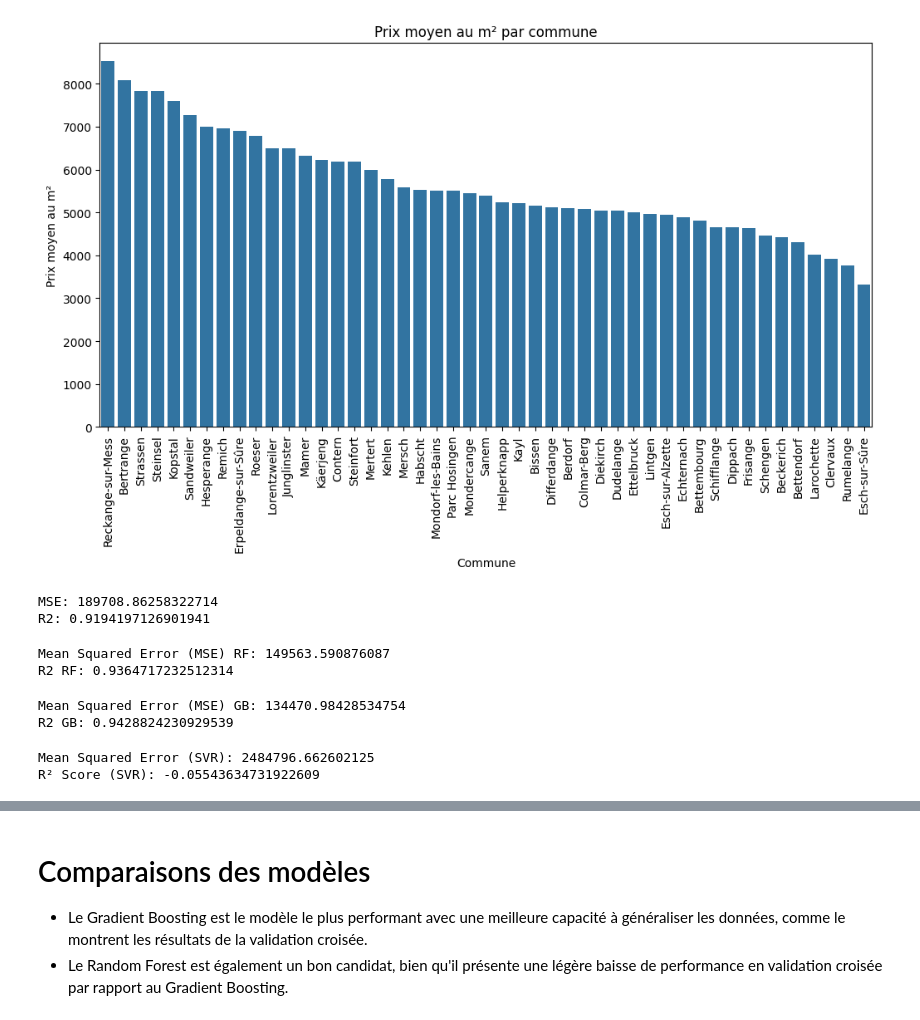
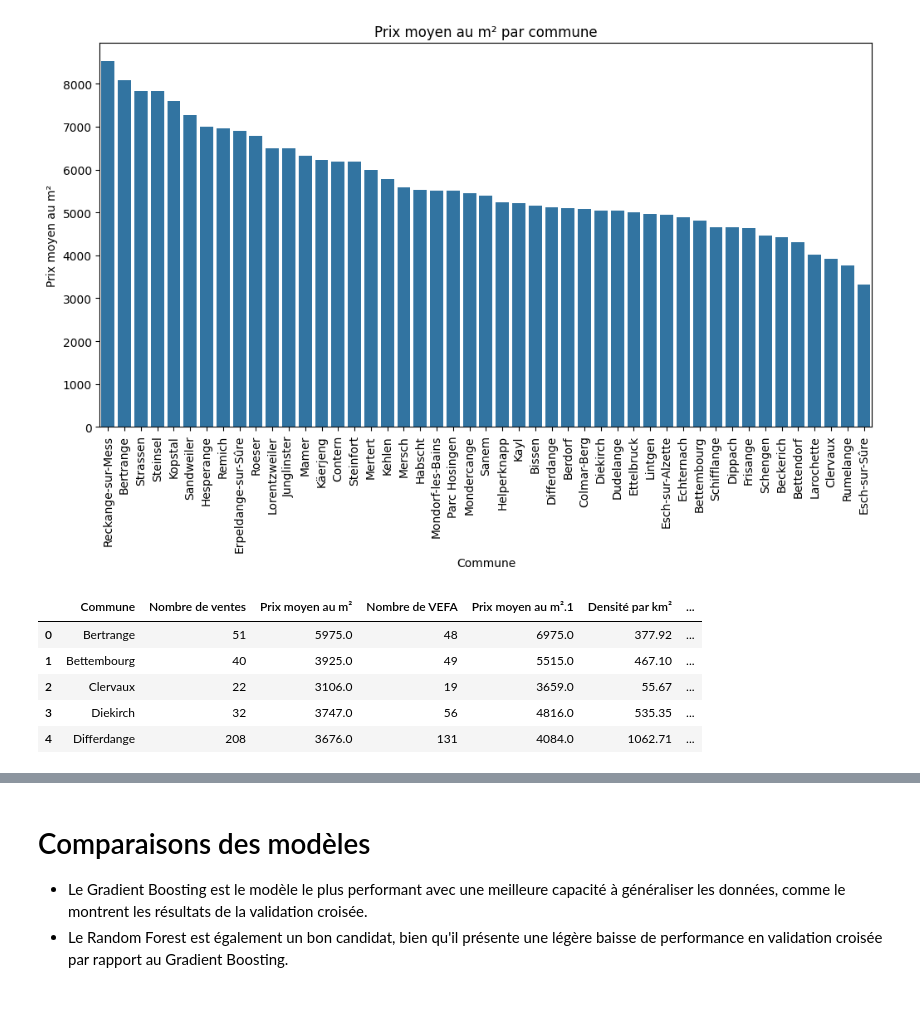
Before and after one commit to nicola169u/projetFouilleDonn-es, a Jupyter notebook: code/main.ipynb, the cells around one changed output, grey strips where cells are left out. Saved outputs shown, nothing was run; the diff lists cells and outputs as text; code cells hidden in the pictures.

```diff
--- a/code/main.ipynb
+++ b/code/main.ipynb
@@ -120,4 +123,13 @@ plt.ylabel('Prix moyen au m²')
 plt.show()
 # %% [output]
 [figure]
+# %%
+df.head()
+# %% [output]
+|  | Commune | Nombre de ventes | Prix moyen au m² | Nombre de VEFA | Prix moyen au m².1 | Densité par km² | ... |
+| 0 | Bertrange | 51 | 5975.0 | 48 | 6975.0 | 377.92 | ... |
+| 1 | Bettembourg | 40 | 3925.0 | 49 | 5515.0 | 467.10 | ... |
+| 2 | Clervaux | 22 | 3106.0 | 19 | 3659.0 | 55.67 | ... |
+| 3 | Diekirch | 32 | 3747.0 | 56 | 4816.0 | 535.35 | ... |
+| 4 | Differdange | 208 | 3676.0 | 131 | 4084.0 | 1062.71 | ... |
 # %%
@@ -131,68 +142,3 @@ X = pd.get_dummies(X, drop_first=True)  # One-hot encoding pour les communes
 
 # Division en ensemble d'entraînement et de test
 X_train, X_test, y_train, y_test = train_test_split(X, y, test_size=0.2, random_state=42)
-# %%
-# Modèle de régression linéaire
-linear_regressor = LinearRegression()
-linear_regressor.fit(X_train, y_train)
-
-# Prédictions
-y_pred = linear_regressor.predict(X_test)
-
-# Evaluation du modèle
-mseRL = mean_squared_error(y_test, y_pred)
-r2RL = r2_score(y_test, y_pred)
-
-print(f'MSE: {mseRL}')
-print(f'R2: {r2RL}')
-# %% [output]
-MSE: 189708.86258322714
-R2: 0.9194197126901941
-# %%
-# Modèle Random Forest
-rf_regressor = RandomForestRegressor(n_estimators=100, random_state=42)
-rf_regressor.fit(X_train, y_train)
-
-# Prédictions
-y_pred_rf = rf_regressor.predict(X_test)
-
-mseRF = mean_squared_error(y_test, y_pred_rf)
-r2RF = r2_score(y_test, y_pred_rf)
-
-print(f'Mean Squared Error (MSE) RF: {mseRF}')
-print(f'R2 RF: {r2RF}')
-# %% [output]
-Mean Squared Error (MSE) RF: 149563.590876087
-R2 RF: 0.9364717232512314
-# %%
-# Modèle Gradient Boosting
-gb_regressor = GradientBoostingRegressor(n_estimators=100, random_state=42)
-gb_regressor.fit(X_train, y_train)
-
-# Prédictions
-y_pred_gb = gb_regressor.predict(X_test)
-
-mseGB = mean_squared_error(y_test, y_pred_gb)
-r2GB = r2_score(y_test, y_pred_gb)
-
-print(f'Mean Squared Error (MSE) GB: {mseGB}')
-print(f'R2 GB: {r2GB}')
-# %% [output]
-Mean Squared Error (MSE) GB: 134470.98428534754
-R2 GB: 0.9428824230929539
-# %%
-# Modèle SVR
-svr_regressor = SVR(kernel='rbf')  # kernel='rbf' est souvent utilisé pour des modèles non linéaires
-svr_regressor.fit(X_train, y_train)
-
-# Prédictions
-y_pred_svr = svr_regressor.predict(X_test)
-
-# Évaluation
-mseSVR = mean_squared_error(y_test, y_pred_svr)
-r2SVR = r2_score(y_test, y_pred_svr)
-print(f'Mean Squared Error (SVR): {mean_squared_error(y_test, y_pred_svr)}')
-print(f'R² Score (SVR): {r2_score(y_test, y_pred_svr)}')
-# %% [output]
-Mean Squared Error (SVR): 2484796.662602125
-R² Score (SVR): -0.05543634731922609
```
Also changed, not shown: parts of 13 cells of this notebook.
